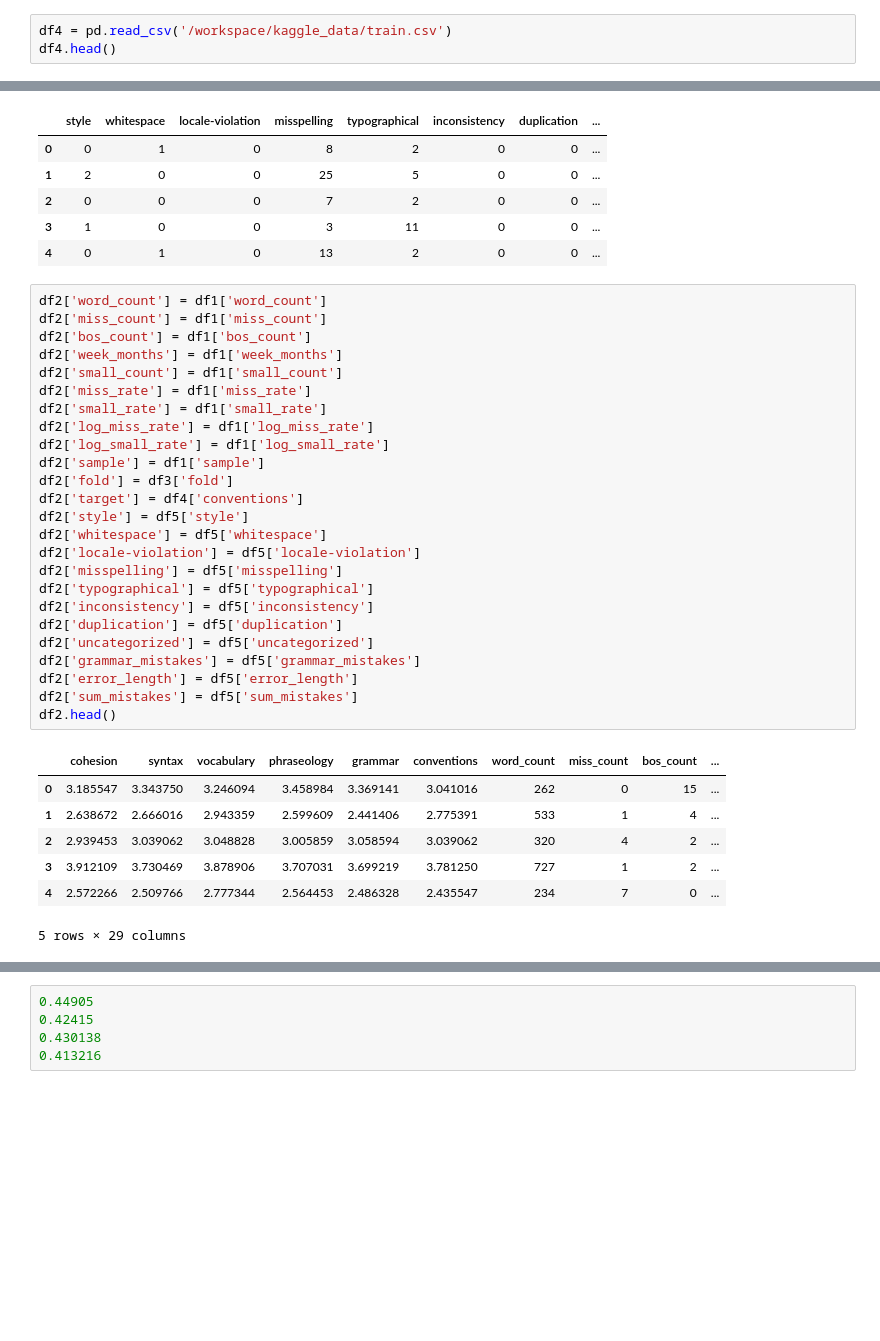
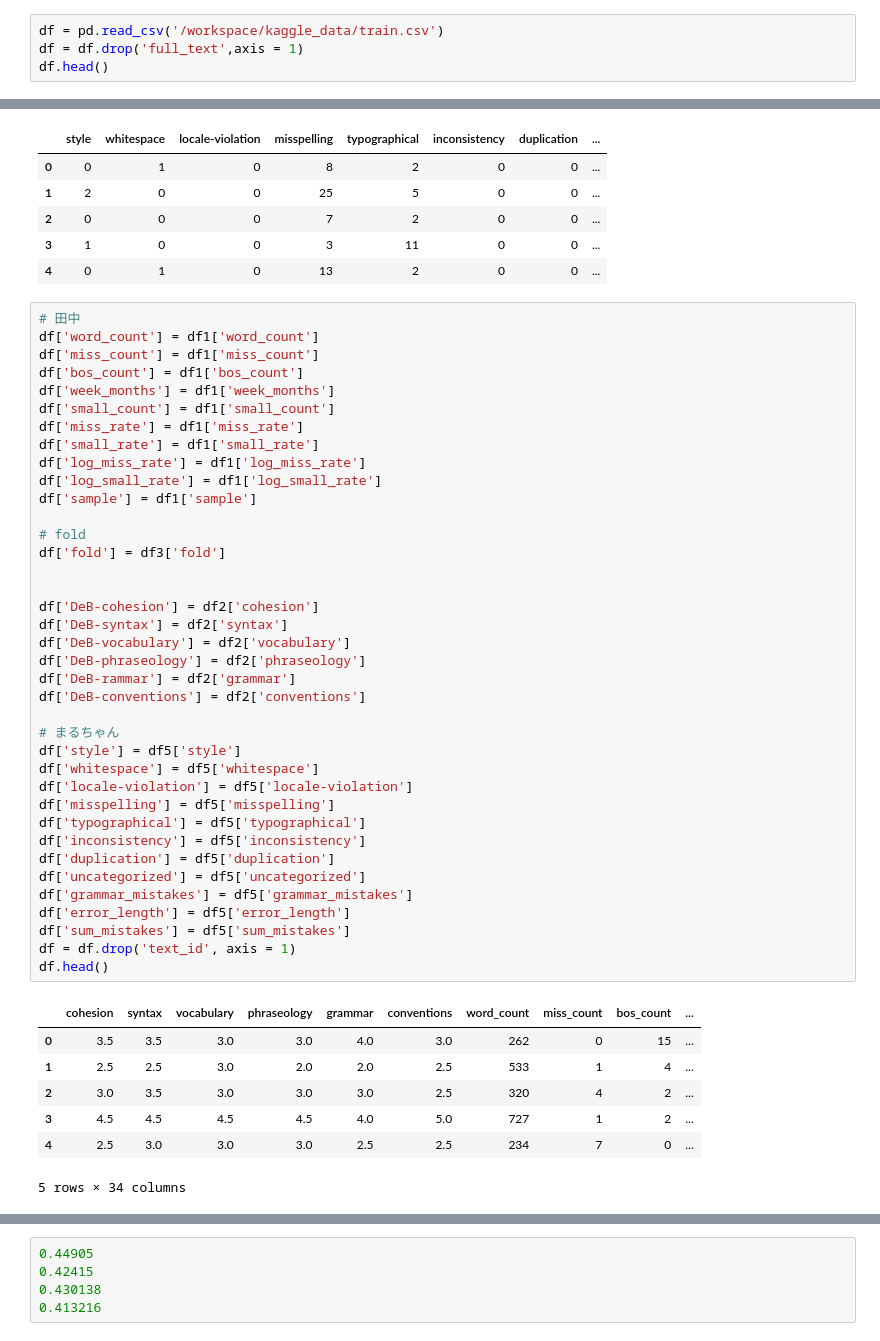
Before and after one commit to fuyu-quant/kaggle-Feedback-English-Language-Learning, a Jupyter notebook: ipynb/LightGBM.ipynb, the cells around one changed output, grey strips where cells are left out. Cells and saved outputs as stored; diff of their text form; blank space fills up the shorter version.

```diff
--- a/ipynb/LightGBM.ipynb
+++ b/ipynb/LightGBM.ipynb
@@ -6,6 +6,7 @@ import numpy as np
 
 import lightgbm as lgbm
 # %%
-df4 = pd.read_csv('/workspace/kaggle_data/train.csv')
-df4.head()
+df = pd.read_csv('/workspace/kaggle_data/train.csv')
+df = df.drop('full_text',axis = 1)
+df.head()
 # %% [output]
@@ -56,35 +57,48 @@ df5.head()
 | 3 | 1 | 0 | 0 | 3 | 11 | 0 | 0 | ... |
 | 4 | 0 | 1 | 0 | 13 | 2 | 0 | 0 | ... |
 # %%
-df2['word_count'] = df1['word_count']
-df2['miss_count'] = df1['miss_count']
-df2['bos_count'] = df1['bos_count']
-df2['week_months'] = df1['week_months']
-df2['small_count'] = df1['small_count']
-df2['miss_rate'] = df1['miss_rate']
-df2['small_rate'] = df1['small_rate']
-df2['log_miss_rate'] = df1['log_miss_rate']
-df2['log_small_rate'] = df1['log_small_rate']
-df2['sample'] = df1['sample']
-df2['fold'] = df3['fold']
-df2['target'] = df4['conventions']
-df2['style'] = df5['style']
-df2['whitespace'] = df5['whitespace']
-df2['locale-violation'] = df5['locale-violation']
-df2['misspelling'] = df5['misspelling']
-df2['typographical'] = df5['typographical']
-df2['inconsistency'] = df5['inconsistency']
-df2['duplication'] = df5['duplication']
-df2['uncategorized'] = df5['uncategorized']
-df2['grammar_mistakes'] = df5['grammar_mistakes']
-df2['error_length'] = df5['error_length']
-df2['sum_mistakes'] = df5['sum_mistakes']
-df2.head()
+# 田中
+df['word_count'] = df1['word_count']
+df['miss_count'] = df1['miss_count']
+df['bos_count'] = df1['bos_count']
+df['week_months'] = df1['week_months']
+df['small_count'] = df1['small_count']
+df['miss_rate'] = df1['miss_rate']
+df['small_rate'] = df1['small_rate']
+df['log_miss_rate'] = df1['log_miss_rate']
+df['log_small_rate'] = df1['log_small_rate']
+df['sample'] = df1['sample']
+
+# fold
+df['fold'] = df3['fold']
+
+
+df['DeB-cohesion'] = df2['cohesion']
+df['DeB-syntax'] = df2['syntax']
+df['DeB-vocabulary'] = df2['vocabulary']
+df['DeB-phraseology'] = df2['phraseology']
+df['DeB-rammar'] = df2['grammar']
+df['DeB-conventions'] = df2['conventions']
+
+# まるちゃん
+df['style'] = df5['style']
+df['whitespace'] = df5['whitespace']
+df['locale-violation'] = df5['locale-violation']
+df['misspelling'] = df5['misspelling']
+df['typographical'] = df5['typographical']
+df['inconsistency'] = df5['inconsistency']
+df['duplication'] = df5['duplication']
+df['uncategorized'] = df5['uncategorized']
+df['grammar_mistakes'] = df5['grammar_mistakes']
+df['error_length'] = df5['error_length']
+df['sum_mistakes'] = df5['sum_mistakes']
+df = df.drop('text_id', axis = 1)
+df.head()
 # %% [output]
 |  | cohesion | syntax | vocabulary | phraseology | grammar | conventions | word_count | miss_count | bos_count | ... |
-| 0 | 3.185547 | 3.343750 | 3.246094 | 3.458984 | 3.369141 | 3.041016 | 262 | 0 | 15 | ... |
-| 1 | 2.638672 | 2.666016 | 2.943359 | 2.599609 | 2.441406 | 2.775391 | 533 | 1 | 4 | ... |
-| 2 | 2.939453 | 3.039062 | 3.048828 | 3.005859 | 3.058594 | 3.039062 | 320 | 4 | 2 | ... |
-| 3 | 3.912109 | 3.730469 | 3.878906 | 3.707031 | 3.699219 | 3.781250 | 727 | 1 | 2 | ... |
-| 4 | 2.572266 | 2.509766 | 2.777344 | 2.564453 | 2.486328 | 2.435547 | 234 | 7 | 0 | ... |
+| 0 | 3.5 | 3.5 | 3.0 | 3.0 | 4.0 | 3.0 | 262 | 0 | 15 | ... |
+| 1 | 2.5 | 2.5 | 3.0 | 2.0 | 2.0 | 2.5 | 533 | 1 | 4 | ... |
+| 2 | 3.0 | 3.5 | 3.0 | 3.0 | 3.0 | 2.5 | 320 | 4 | 2 | ... |
+| 3 | 4.5 | 4.5 | 4.5 | 4.5 | 4.0 | 5.0 | 727 | 1 | 2 | ... |
+| 4 | 2.5 | 3.0 | 3.0 | 3.0 | 2.5 | 2.5 | 234 | 7 | 0 | ... |
-5 rows × 29 columns
+5 rows × 34 columns
```
Also changed, not shown: parts of 11 cells of this notebook.
